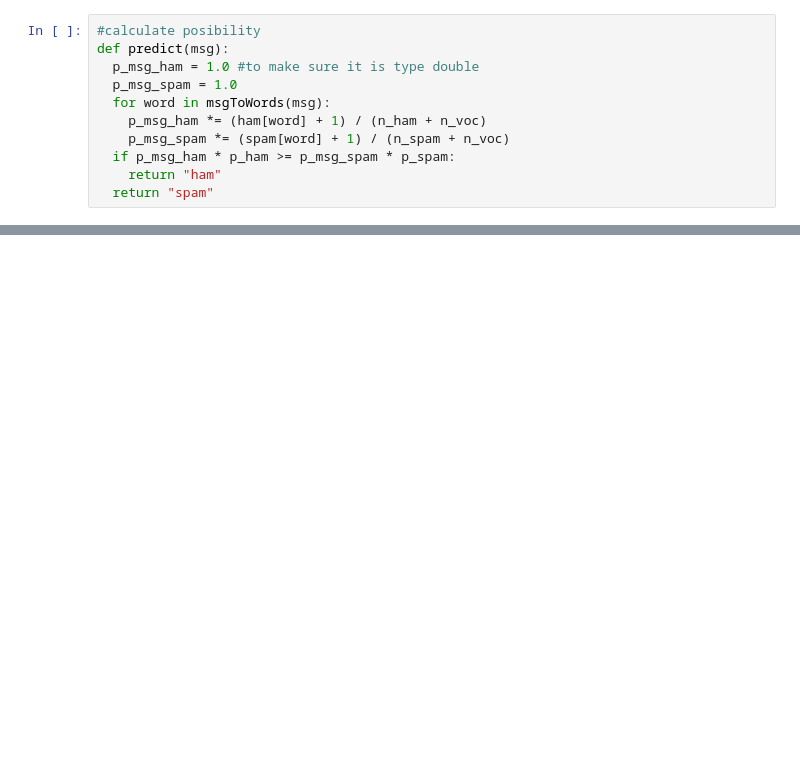
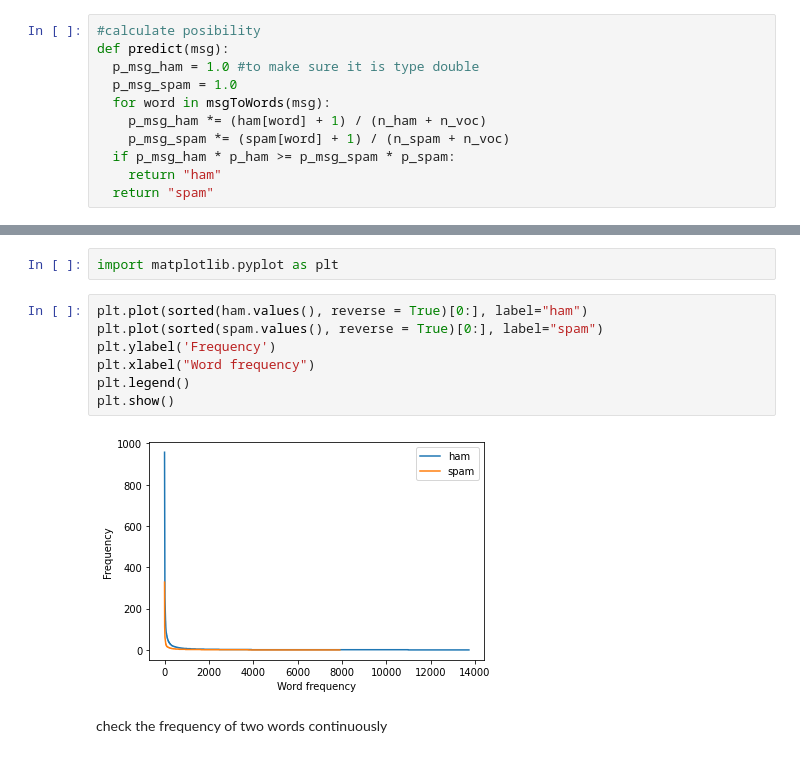
Before and after one commit to tutr464b/Spam-Filtering, a Jupyter notebook: spam_filtering.ipynb, the cells around one changed output, grey strips where cells are left out. Saved outputs shown, nothing was run; the diff lists cells and outputs as text; blank space fills up the shorter version.

```diff
--- a/spam_filtering.ipynb
+++ b/spam_filtering.ipynb
@@ -123,0 +174,13 @@ Precision is 1.0, recall 0.72, and accuracy 0.96
+# %%
+import matplotlib.pyplot as plt
+# %%
+plt.plot(sorted(ham.values(), reverse = True)[0:], label="ham")
+plt.plot(sorted(spam.values(), reverse = True)[0:], label="spam")
+plt.ylabel('Frequency')
+plt.xlabel("Word frequency")
+plt.legend()
+plt.show()
+# %% [output]
+[figure, added]
+# %% [markdown]
+check the frequency of two words continuously
```
Also changed, not shown: parts of 7 cells of this notebook.
